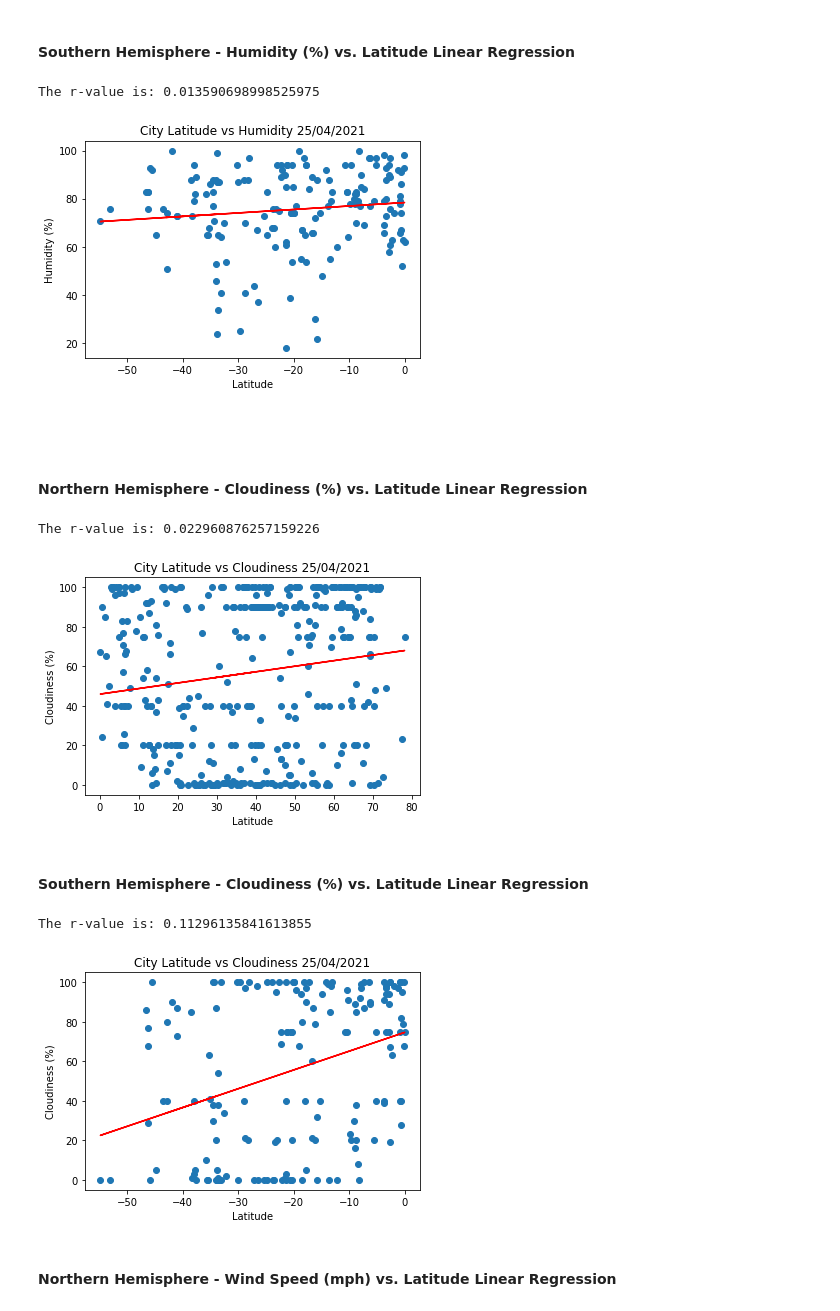
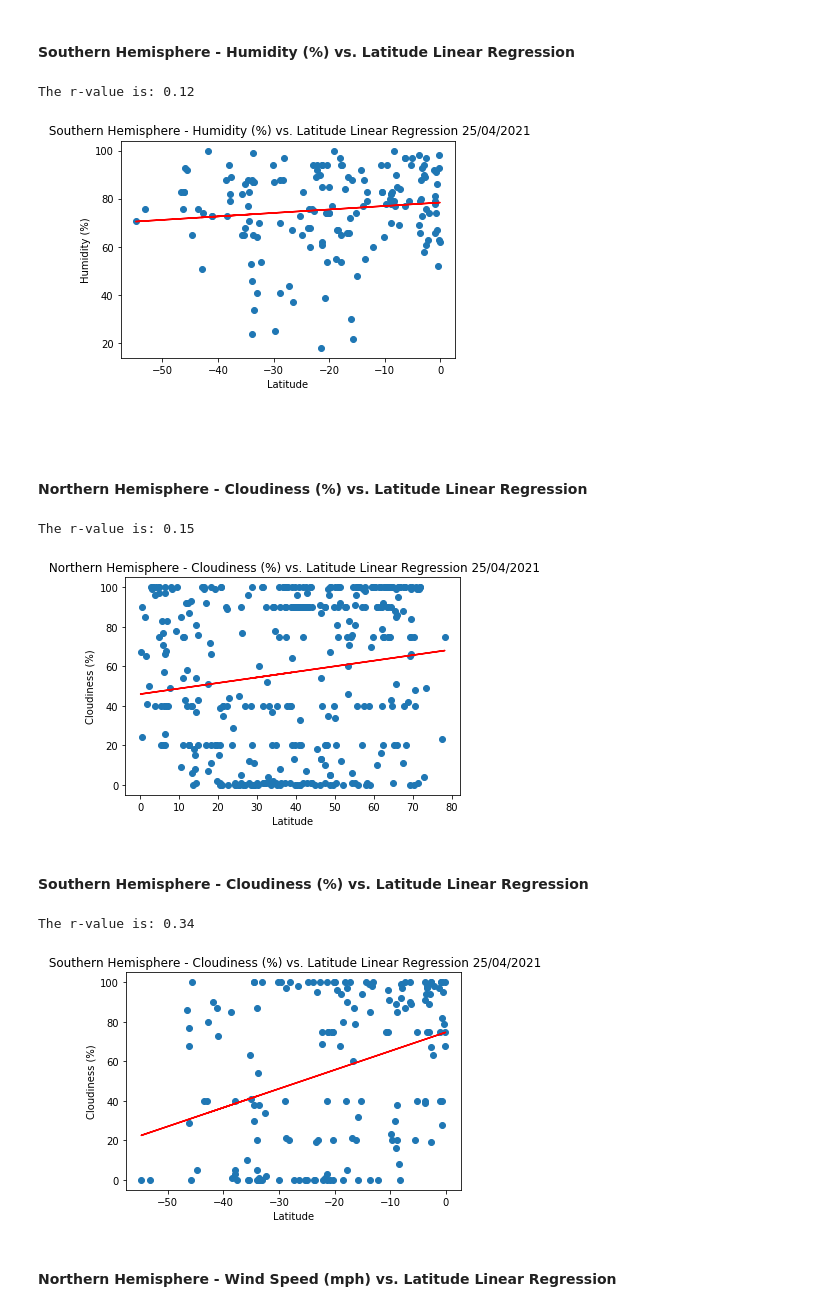
Before and after one commit to sSalvs/python-api-challenge, a Jupyter notebook: WeatherPy/SS_WeatherPy.ipynb, the cells around one changed output. Saved outputs shown, nothing was run; the diff lists cells and outputs as text; code cells hidden in the pictures.

```diff
--- a/WeatherPy/SS_WeatherPy.ipynb
+++ b/WeatherPy/SS_WeatherPy.ipynb
@@ -414,7 +420,7 @@ The r-value is: 0.7617560964231549
 # %% [markdown]
 ####  Southern Hemisphere - Max Temp vs. Latitude Linear Regression
 # %%
-# plot lat vs max temp
+# plot lat vs max temp south
 
 # define x and y values
 x_values = south_df['Lat']
@@ -432,8 +438,8 @@ line_eq = "y = " + str(round(slope,2)) + " x + " + str(round(intercept,2))
 # plot graph and add titles & labels
 plt.scatter(x_values,y_values)
 plt.xlabel('Latitude')
-plt.ylabel('Temperature')
-plt.title("City Latitude vs Max Temperature 25/04/2021")
+plt.ylabel('Max Temp')
+plt.title("Southern Hemisphere - Max Temp vs. Latitude Linear Regression 25/04/2021")
 
 # place equation and line on graph
 plt.annotate(line_eq,(2,-15),fontsize=15,color="red")
@@ -442,8 +448,16 @@ plt.plot(x_values,regress_values,"r-")
 # Save png file
 plt.savefig("../Output/lat_vs_Temp_regress_south.png")
 
+
+# get pearson r value. Set the columns and calc
+
+r_lat_s = south_df["Lat"]
+r_temp_s = south_df["Max Temp"]
+
+correlation= st.pearsonr(r_lat_s, r_temp_s)
+
 # Print r value
-print(f"The r-value is: {rvalue**2}")
+print(f'The r-value is: {round(correlation[0],2)}')
 
 plt.show()
 # %% [output]
@@ -491,46 +512,53 @@ The r-value is: 0.04323952297381391
 # %% [markdown]
 ####  Southern Hemisphere - Humidity (%) vs. Latitude Linear Regression
 # %%
-# plot lat vs max temp
+# plot lat vs humidity
 
 # define x and y values
 x_values = south_df['Lat']
 y_values = south_df["Humidity"]
 
 
 # Get the regression on humidity vs lat
 (slope, intercept, rvalue, pvalue, stderr) = linregress(x_values, y_values)
 
 # Get regression values
 regress_values = x_values * slope + intercept
 
 # Get the line equation
 line_eq = "y = " + str(round(slope,2)) + " x + " + str(round(intercept,2))
 
 # plot graph and add titles & labels
 plt.scatter(x_values,y_values)
 plt.xlabel('Latitude')
 plt.ylabel('Humidity (%)')
-plt.title("City Latitude vs Humidity 25/04/2021")
+plt.title(" Southern Hemisphere - Humidity (%) vs. Latitude Linear Regression 25/04/2021")
 
 # place equation and line on graph
 plt.annotate(line_eq,(2,-15),fontsize=15,color="red")
 plt.plot(x_values,regress_values,"r-")
 
 # Save png file
 plt.savefig("../Output/lat_vs_humidity_south.png")
 
+# get pearson r value. Set the columns and calc
+
+# r_lat_s = south_df["Lat"] same value for all south
+r_hum_s = south_df["Humidity"]
+
+correlation= st.pearsonr(r_lat_s, r_hum_s)
+
 # Print r value
-print(f"The r-value is: {rvalue**2}")
+print(f'The r-value is: {round(correlation[0],2)}')
 
 plt.show()
 # %% [output]
-The r-value is: 0.013590698998525975
+The r-value is: 0.12
-[figure, old version]
+[figure, new version]
 # %% [markdown]
 ####  Northern Hemisphere - Cloudiness (%) vs. Latitude Linear Regression
 # %%
-# plot lat vs max temp
+# plot lat vs cloudiness
 
 # define x and y values
 x_values = north_df['Lat']
@@ -550,7 +578,7 @@ line_eq = "y = " + str(round(slope,2)) + " x + " + str(round(intercept,2))
 plt.scatter(x_values,y_values)
 plt.xlabel('Latitude')
 plt.ylabel('Cloudiness (%)')
-plt.title("City Latitude vs Cloudiness 25/04/2021")
+plt.title(" Northern Hemisphere - Cloudiness (%) vs. Latitude Linear Regression 25/04/2021")
 
 # place equation and line on graph
 plt.annotate(line_eq,(2,-15),fontsize=15,color="red")
@@ -559,17 +587,24 @@ plt.plot(x_values,regress_values,"r-")
 # Save png file
 plt.savefig("../Output/lat_vs_cloudiness_north.png")
 
+# get pearson r value. Set the columns and calc
+
+# r_lat_n = north_df["Lat"] same value for all north
+r_cloud_n = north_df["Cloudiness"]
+
+correlation= st.pearsonr(r_lat_n, r_cloud_n)
+
 # Print r value
-print(f"The r-value is: {rvalue**2}")
+print(f'The r-value is: {round(correlation[0],2)}')
 
 plt.show()
 # %% [output]
-The r-value is: 0.022960876257159226
+The r-value is: 0.15
-[figure, old version]
+[figure, new version]
 # %% [markdown]
 ####  Southern Hemisphere - Cloudiness (%) vs. Latitude Linear Regression
 # %%
-# plot lat vs max temp
+# plot lat vs cloudiness
 
 # define x and y values
 x_values = south_df['Lat']
@@ -589,7 +624,7 @@ line_eq = "y = " + str(round(slope,2)) + " x + " + str(round(intercept,2))
 plt.scatter(x_values,y_values)
 plt.xlabel('Latitude')
 plt.ylabel('Cloudiness (%)')
-plt.title("City Latitude vs Cloudiness 25/04/2021")
+plt.title(" Southern Hemisphere - Cloudiness (%) vs. Latitude Linear Regression 25/04/2021")
 
 # place equation and line on graph
 plt.annotate(line_eq,(2,-15),fontsize=15,color="red")
@@ -598,13 +633,20 @@ plt.plot(x_values,regress_values,"r-")
 # Save png file
 plt.savefig("../Output/lat_vs_cloudiness_south.png")
 
+# get pearson r value. Set the columns and calc
+
+# r_lat_s = south_df["Lat"] same value for all south
+r_cloud_s = south_df["Cloudiness"]
+
+correlation= st.pearsonr(r_lat_s, r_cloud_s)
+
 # Print r value
-print(f"The r-value is: {rvalue**2}")
+print(f'The r-value is: {round(correlation[0],2)}')
 
 plt.show()
 # %% [output]
-The r-value is: 0.11296135841613855
+The r-value is: 0.34
-[figure, old version]
+[figure, new version]
 # %% [markdown]
 ####  Northern Hemisphere - Wind Speed (mph) vs. Latitude Linear Regression
 # %%
```
Also changed, not shown: parts of 14 cells of this notebook, 14 other files.
